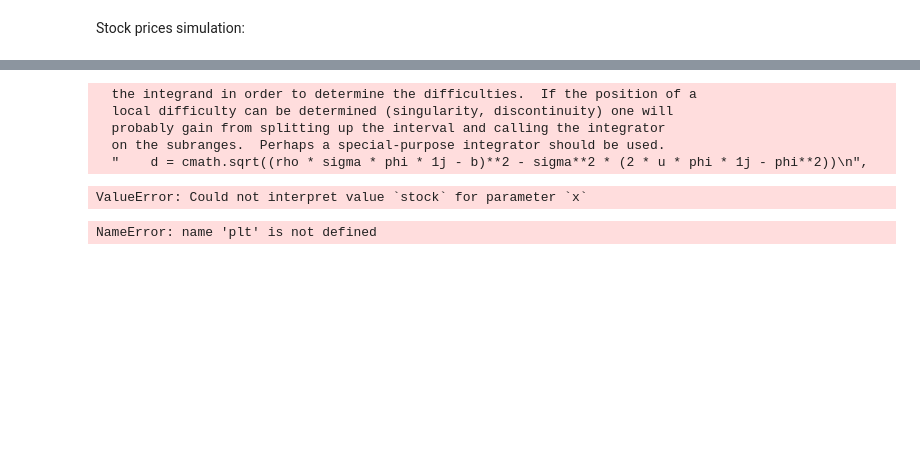
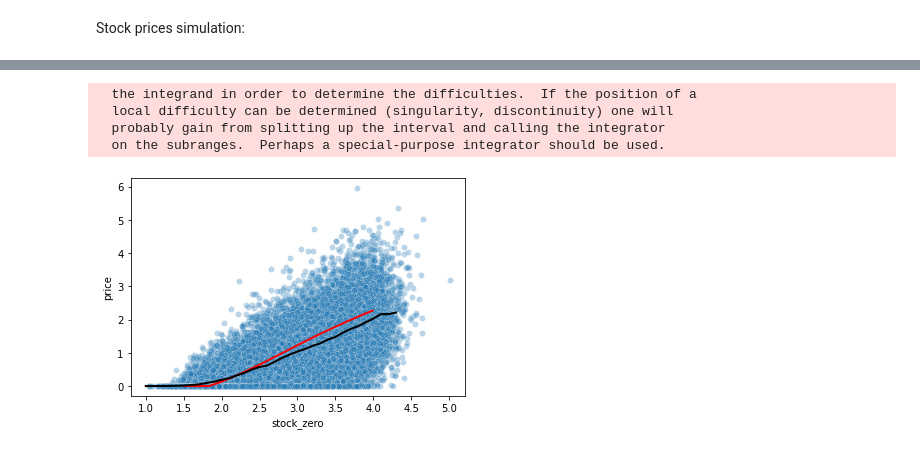
Before and after one commit to anitamezzetti/Heston_option_pricing, a Jupyter notebook: generate_dataset_fixedK_movingS0.ipynb, the cells around one changed output, grey strips where cells are left out. Drawn from its saved outputs; the diff is of its cells as text; code cells hidden in the pictures; blank space fills up the shorter version.

```diff
--- a/generate_dataset_fixedK_movingS0.ipynb
+++ b/generate_dataset_fixedK_movingS0.ipynb
@@ -23,7 +27,7 @@ T1 = 10
 
 rho = -0.5
 # %%
-S0 = np.arange(1,4,0.01)
+S0 = np.arange(1.5,4,0.01)
 # %% [markdown]
 Stock prices simulation:
 # %%
@@ -101,0 +84,4 @@ df.groupby('stock_zero').mean()
+# %%
+df_round = df.round(1)
+df_round_mean = df_round.groupby('stock_zero').mean()
+df_round_mean.head()
@@ -114,22 +108,11 @@ for s0 in S0:
   local difficulty can be determined (singularity, discontinuity) one will
   probably gain from splitting up the interval and calling the integrator
   on the subranges.  Perhaps a special-purpose integrator should be used.
-  "    d = cmath.sqrt((rho * sigma * phi * 1j - b)**2 - sigma**2 * (2 * u * phi * 1j - phi**2))\n",
 # %%
 import seaborn as sns
-sns.scatterplot(data=df, x="stock", y="price", alpha =0.5)
-plt.plot(S0, closed_price, color='r')
+sns.scatterplot(data=df, x="stock_zero", y="price", alpha =0.3)
+plt.plot(S0, closed_price, color='r', linewidth=2)
+plt.plot(list(df_round_mean.index)[:-5], list(df_round_mean.price)[:-5], color='black', linewidth=2)
 plt.show()
 # %% [output]
-ValueError: Could not interpret value `stock` for parameter `x`
+[figure, added]
-# %%
-x, y = np.random.random((2, 100))*2
-fig, ax = plt.subplots()
-ax.scatter(x, y, c='black')
-line = mlines.Line2D([0, 1], [0, 1], color='red')
-transform = ax.transAxes
-line.set_transform(transform)
-ax.add_line(line)
-plt.show()
-# %% [output]
-NameError: name 'plt' is not defined
```
Also changed, not shown: parts of 6 cells of this notebook.
